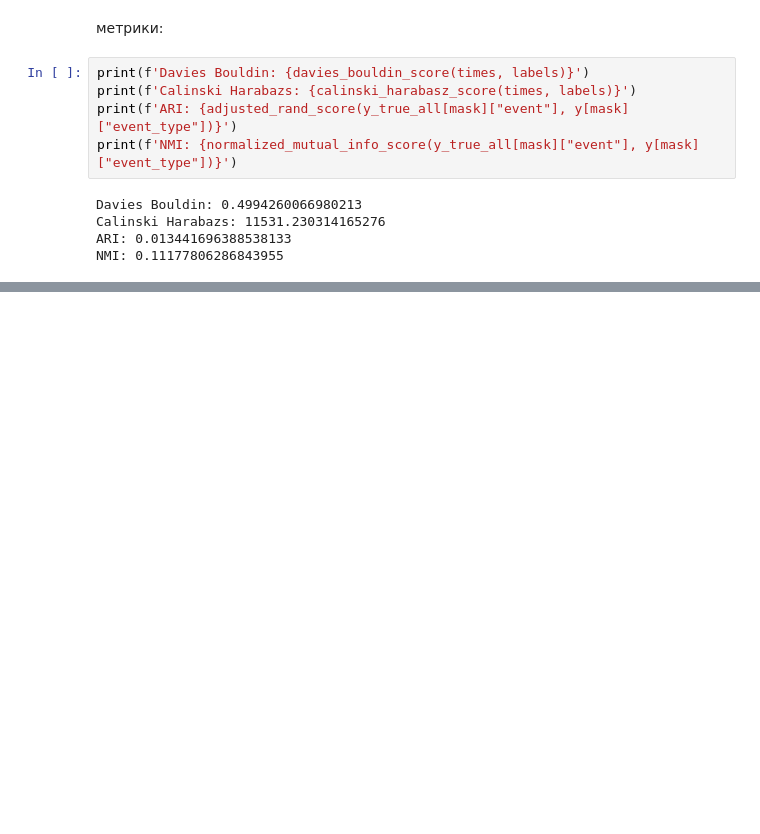
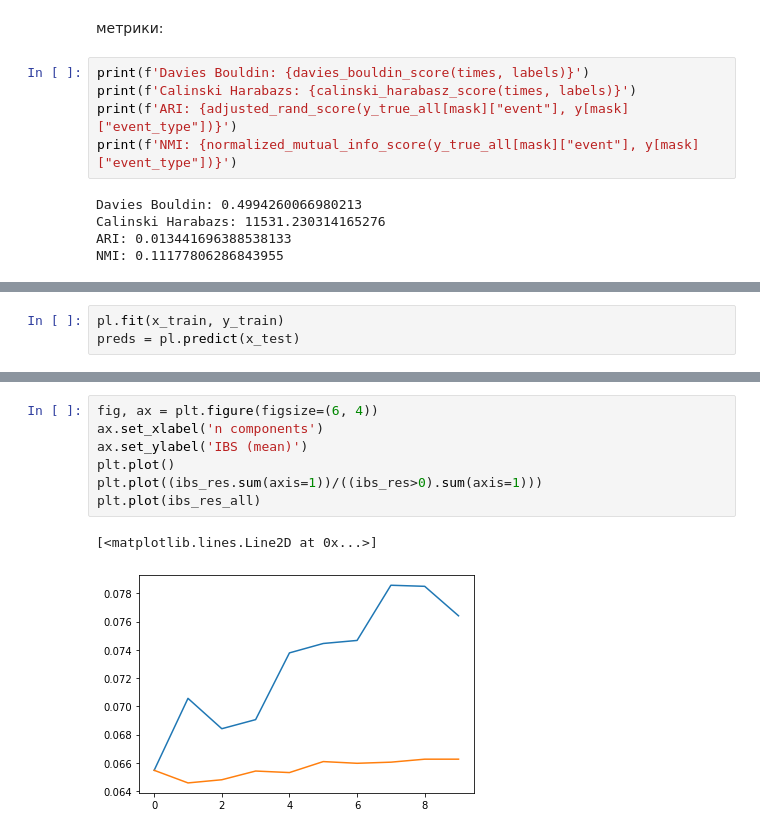
Before and after one commit to Irma-5/ms-system, a Jupyter notebook: mixture_model.ipynb, the cells around one changed output, grey strips where cells are left out. Cells and saved outputs as stored; diff of their text form; blank space fills up the shorter version.

```diff
--- a/mixture_model.ipynb
+++ b/mixture_model.ipynb
@@ -855,0 +1019,3 @@ NMI: 0.11177806286843955
+# %%
+pl.fit(x_train, y_train)
+preds = pl.predict(x_test)
@@ -855,0 +1209,10 @@ NMI: 0.11177806286843955
+# %%
+fig, ax = plt.figure(figsize=(6, 4))
+ax.set_xlabel('n components')
+ax.set_ylabel('IBS (mean)')
+plt.plot()
+plt.plot((ibs_res.sum(axis=1))/((ibs_res>0).sum(axis=1)))
+plt.plot(ibs_res_all)
+# %% [output]
+[<matplotlib.lines.Line2D at 0x...>]
+[figure, added]
```
Also changed, not shown: parts of 48 cells of this notebook.
